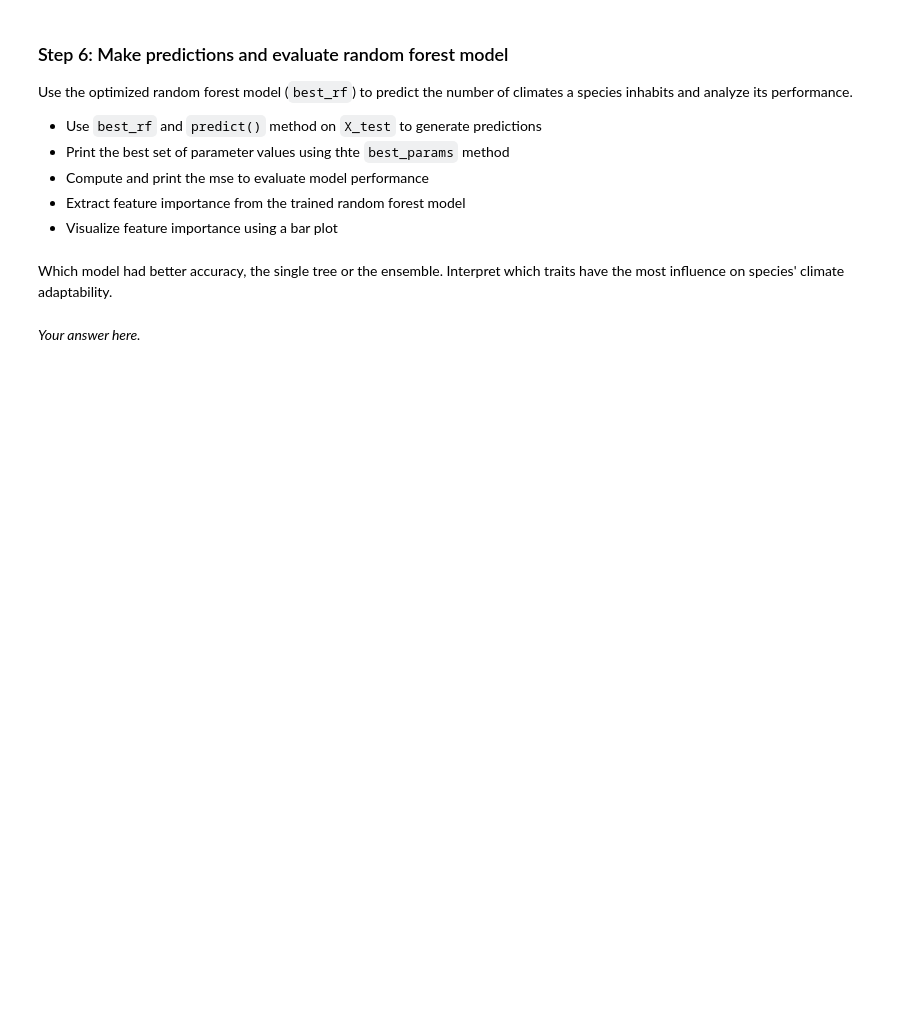
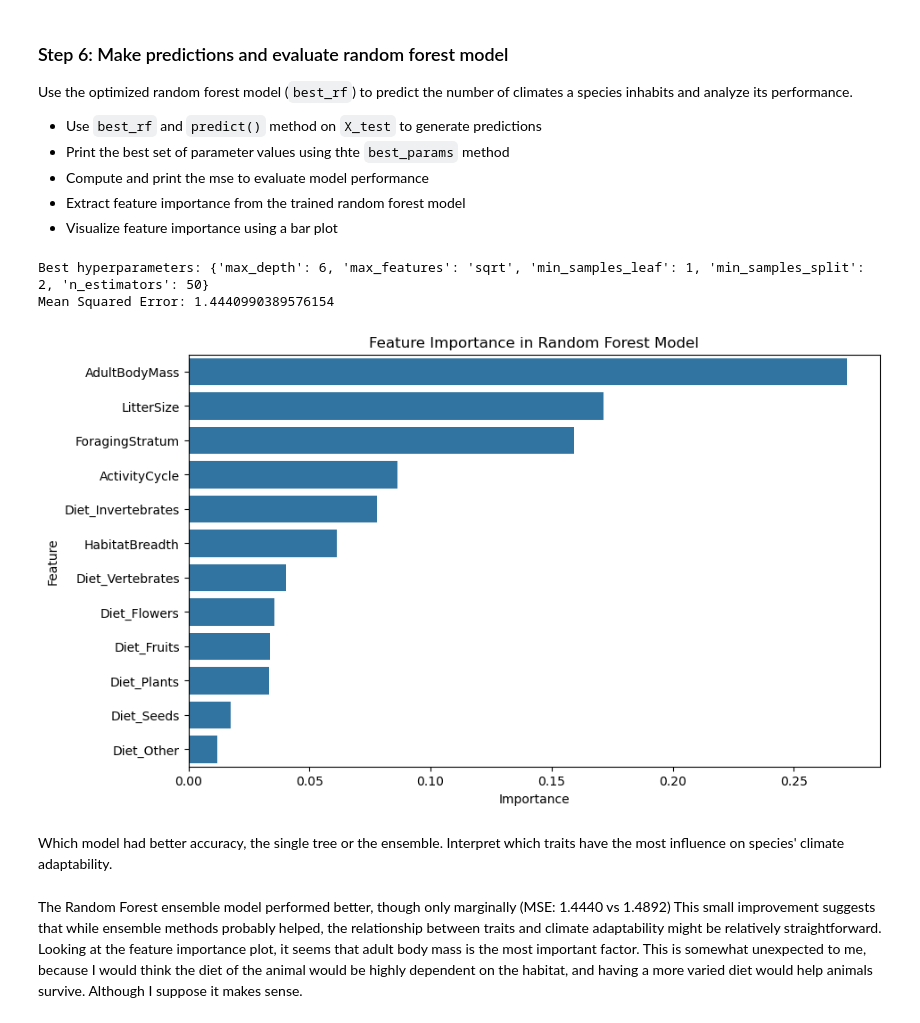
Before and after one commit to Aoverbye/EDS232-labs, a Jupyter notebook: week6/lab6-mammal-traits.ipynb, the cells around one changed output. Drawn from its saved outputs; the diff is of its cells as text; code cells hidden in the pictures; blank space fills up the shorter version.

```diff
--- a/week6/lab6-mammal-traits.ipynb
+++ b/week6/lab6-mammal-traits.ipynb
@@ -119,4 +250,39 @@ Use the optimized random forest model (`best_rf`) to predict the number of clima
+# %%
+# Generate Predictions on X_test
+y_pred = best_rf.predict(X_test)
+
+# Print the best parameters
+print("Best hyperparameters:", grid_search.best_params_)
+
+# Compute and print MSE
+mse = mean_squared_error(y_test, y_pred)
+print(f"Mean Squared Error: {mse}")
+
+# Extract feature importance from the trained model
+feature_importances = best_rf.feature_importances_
+
+# Visualize feature importance using a bar plot
+features = X_train.columns  #
+
+# Create a DataFrame for visualization
+importance_df = pd.DataFrame({
+    'Feature': features,
+    'Importance': feature_importances
+})
+
+# Sort the DataFrame by importance
+importance_df = importance_df.sort_values(by='Importance', ascending=False)
+
+# Plotting the bar plot
+plt.figure(figsize=(10, 6))
+sns.barplot(x='Importance', y='Feature', data=importance_df)
+plt.title("Feature Importance in Random Forest Model")
+plt.show()
+# %% [output]
+Best hyperparameters: {'max_depth': 6, 'max_features': 'sqrt', 'min_samples_leaf': 1, 'min_samples_split': 2, 'n_estimators': 50}
+Mean Squared Error: 1.4440990389576154
+[figure, added]
 # %% [markdown]
 Which model had better accuracy, the single tree or the ensemble.  Interpret which traits have the most influence on species' climate adaptability.
-# %% [markdown]
-*Your answer here.*
+# %% [markdown]
+The Random Forest ensemble model performed better, though only marginally (MSE: 1.4440 vs 1.4892) This small improvement suggests that while ensemble methods probably helped, the relationship between traits and climate adaptability might be relatively straightforward. Looking at the feature importance plot, it seems that adult body mass is the most important factor. This is somewhat unexpected to me, because I would think the diet of the animal would be highly dependent on the habitat, and having a more varied diet would help animals survive. Although I suppose it makes sense.
```
Also changed, not shown: parts of 16 cells of this notebook, 3 other files.
